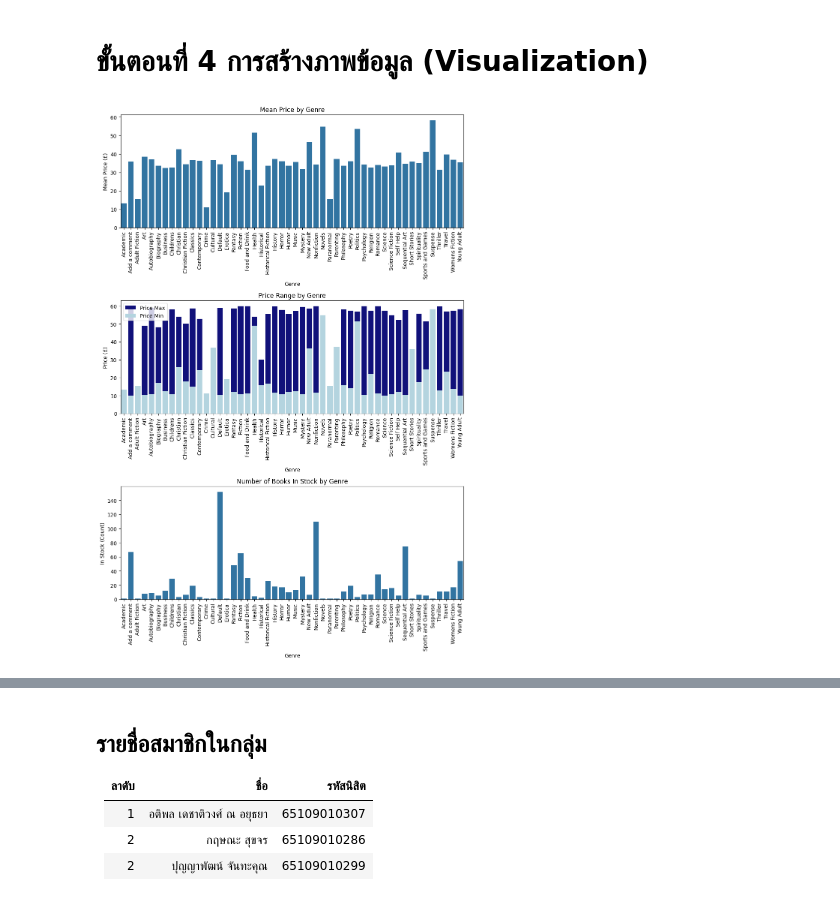
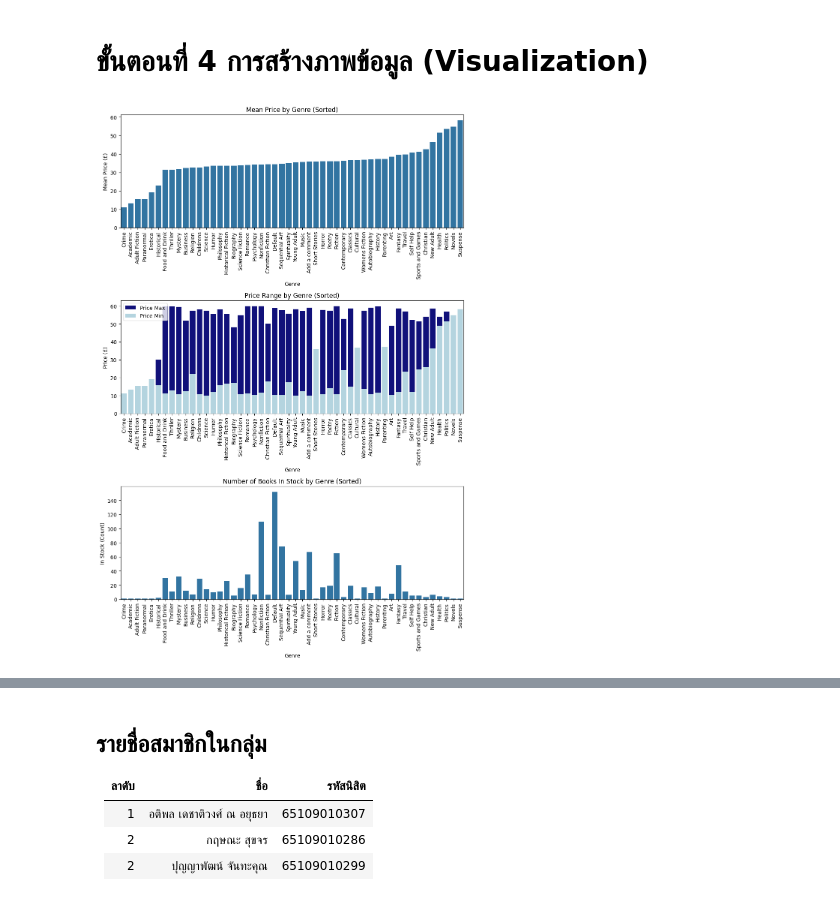
Before and after one commit to Eclair2199/Web_Scraping_Project, a Jupyter notebook: Web_Scraping_Project.ipynb, the cells around one changed output, grey strips where cells are left out. Drawn from its saved outputs; the diff is of its cells as text; code cells hidden in the pictures.

```diff
--- a/Web_Scraping_Project.ipynb
+++ b/Web_Scraping_Project.ipynb
@@ -218,0 +361,19 @@ Classics              36.545263
+# %%
+# Check if the 'Price' column contains strings before replacing the '£' symbol
+if df['Price'].dtype == 'object':
+    df['Price'] = df['Price'].str.replace('£', '').astype(float)
+else:
+    df['Price'] = df['Price'].astype(float)
+
+# Group by 'Genre' to calculate average price, minimum price, and maximum price for each genre
+pricing_trends_by_genre = df.groupby('Genre').agg(
+    avg_price=('Price', 'mean'),        # Average price for each genre
+    min_price=('Price', 'min'),         # Minimum price for each genre
+    max_price=('Price', 'max')          # Maximum price for each genre
+).reset_index()
+
+# Sort by average price to see the distribution of prices across genres
+pricing_trends_sorted = pricing_trends_by_genre.sort_values(by='avg_price', ascending=False)
+
+# Display the sorted results
+pricing_trends_sorted
@@ -219,8 +398,12 @@ Classics              36.545263
 # %% [markdown]
 # ขั้นตอนที่ 4 การสร้างภาพข้อมูล (Visualization)
 # %%
+import pandas as pd
+import matplotlib.pyplot as plt
+import seaborn as sns
+
 # Group by 'Genre' and calculate the mean of 'Price'
-mean_price_by_genre = df.groupby('Genre')['Price'].mean()
+mean_price_by_genre = df.groupby('Genre')['Price'].mean().sort_values(ascending=True)
 
 # Group by 'Genre' and calculate the min and max prices for each genre
 price_min_max_per_genre = df.groupby('Genre')['Price'].agg(['min', 'max']).reset_index()
@@ -232,38 +415,41 @@ df['In Stock'] = df['Stock Status'].apply(lambda x: 1 if x == 'In stock' else 0)
 # Group by 'Genre' and calculate the sum of 'In Stock' to see how many books are in stock per genre
 in_stock_per_genre = df.groupby('Genre')['In Stock'].sum().reset_index()
 
 # Merge all the calculated data into a single DataFrame for visualization
 merged_data = pd.merge(price_min_max_per_genre, in_stock_per_genre, on='Genre')
 merged_data['Mean Price'] = df.groupby('Genre')['Price'].mean().values
 
+# Sort the merged data by 'Mean Price' in ascending order
+merged_data = merged_data.sort_values(by='Mean Price', ascending=True)
+
 # Plot the data
 fig, axes = plt.subplots(3, 1, figsize=(10, 15))
 
-# Plot the mean price by genre
+# Plot the mean price by genre (sorted by Mean Price)
 sns.barplot(x='Genre', y='Mean Price', data=merged_data, ax=axes[0])
-axes[0].set_title('Mean Price by Genre')
+axes[0].set_title('Mean Price by Genre (Sorted)')
 axes[0].set_ylabel('Mean Price (£)')
 axes[0].set_xlabel('Genre')
-axes[0].tick_params(axis='x', rotation=90)  # Rotate x-axis labels by 90 degrees
+axes[0].tick_params(axis='x', rotation=90)
 
 # Plot the price range (min and max) by genre
 sns.barplot(x='Genre', y='Price Max', data=merged_data, ax=axes[1], color='darkblue', label='Price Max')
 sns.barplot(x='Genre', y='Price Min', data=merged_data, ax=axes[1], color='lightblue', label='Price Min')
-axes[1].set_title('Price Range by Genre')
+axes[1].set_title('Price Range by Genre (Sorted)')
 axes[1].set_ylabel('Price (£)')
 axes[1].set_xlabel('Genre')
-axes[1].tick_params(axis='x', rotation=90)  # Rotate x-axis labels by 90 degrees
+axes[1].tick_params(axis='x', rotation=90)
 axes[1].legend()
 
 # Plot the number of books in stock by genre
 sns.barplot(x='Genre', y='In Stock', data=merged_data, ax=axes[2])
-axes[2].set_title('Number of Books In Stock by Genre')
+axes[2].set_title('Number of Books In Stock by Genre (Sorted)')
 axes[2].set_ylabel('In Stock (Count)')
 axes[2].set_xlabel('Genre')
-axes[2].tick_params(axis='x', rotation=90)  # Rotate x-axis labels by 90 degrees
+axes[2].tick_params(axis='x', rotation=90)
 
 # Display the plots
 plt.tight_layout()
 plt.show()
 # %% [output]
-[figure, old version]
+[figure, new version]
```
Also changed, not shown: parts of 16 cells of this notebook, 1 other file.
